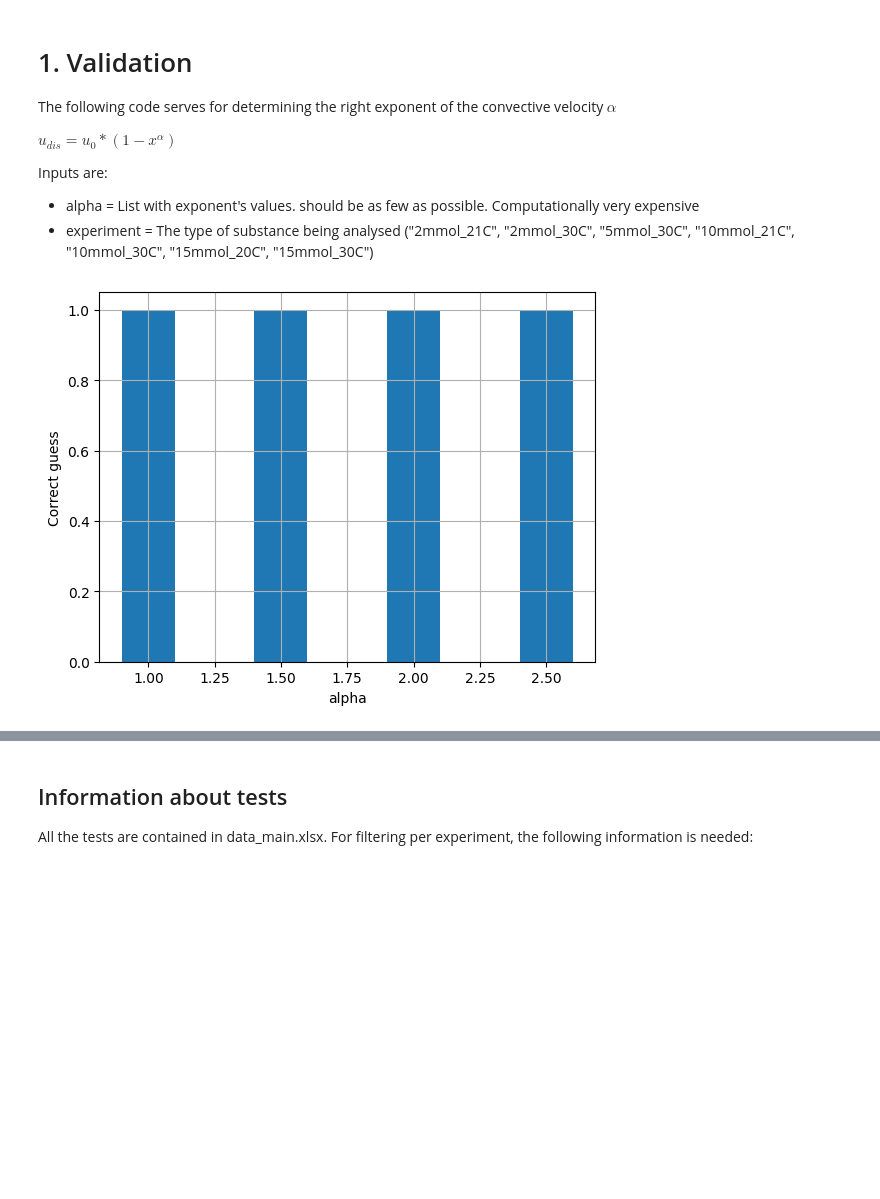
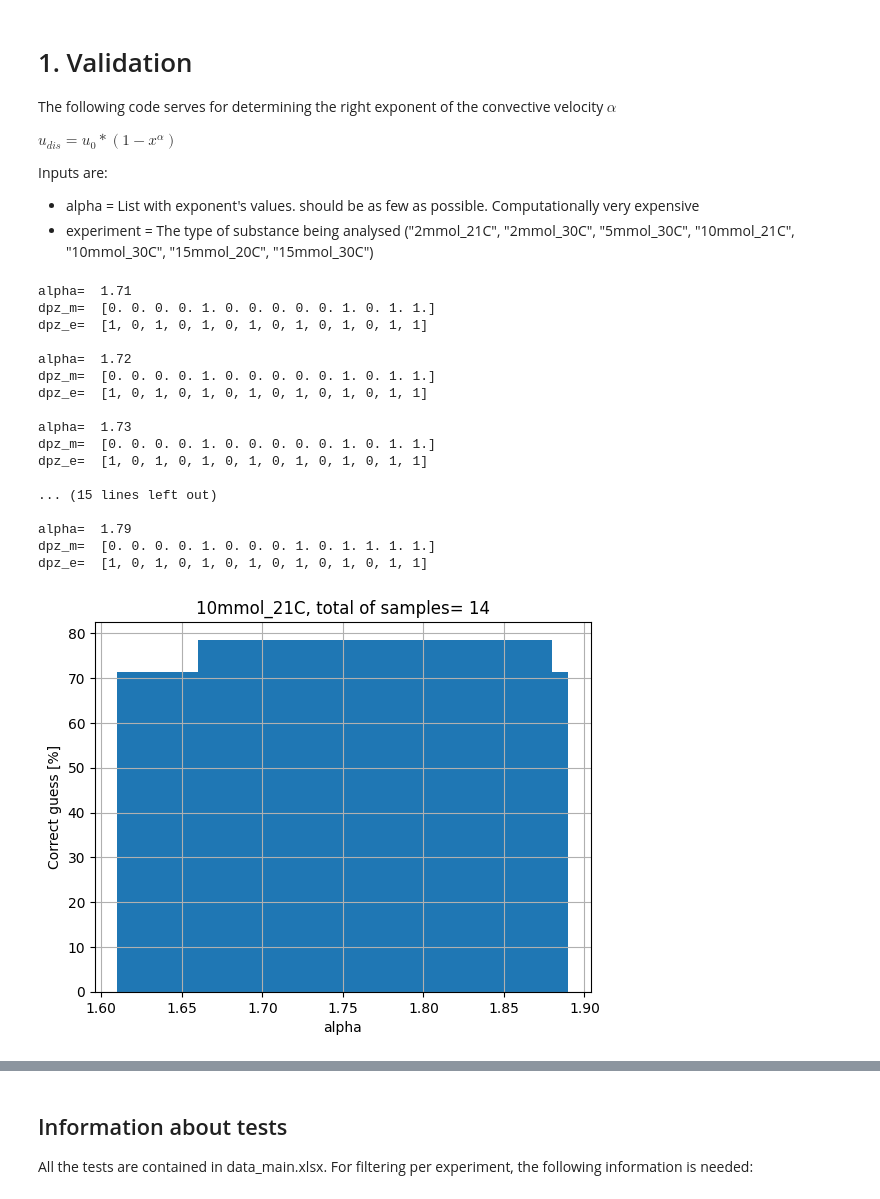
Before and after one commit to iagr98/MA-Model_4, a Jupyter notebook: Separator Model/utils.ipynb, the cells around one changed output, grey strips where cells are left out. Cells and saved outputs as stored; diff of their text form; code cells hidden in the pictures; blank space fills up the shorter version.

```diff
--- a/Separator Model/utils.ipynb
+++ b/Separator Model/utils.ipynb
@@ -18,10 +18,11 @@ from sim_run import run_sim
 import csv
 from sim_run_parallel_validation import parallel_simulation
 
-alpha = [1, 1.5, 2.0, 2.5]
-experiment = "2mmol_21C"
+alpha = [1.71, 1.72, 1.73, 1.74, 1.76, 1.77, 1.78, 1.79]
+experiment = "10mmol_21C"
 
 total_guess = np.zeros(len(alpha))
+dpz_m_history = []
 
 for k in range(len(alpha)):
     N_CPU = 8
@@ -47,42 +48,76 @@ for k in range(len(alpha)):
         tests = [300, 299, 307, 306, 314, 312, 321, 318, 328, 325, 338, 332, 347, 357]
         dpz_e = [1, 0, 1, 0, 1, 0, 1, 0, 1, 0, 1, 0, 1, 1]
     else:
         raise('Unrecognized experiment name')
 
     df = pd.read_excel("Input/data_main.xlsx", sheet_name="sozh")
     df = df.iloc[tests]
     exp = df['exp'].tolist()
     phi_0 = df['phi_0'].tolist()
     dV_ges = df['dV_ges'].tolist()
     eps_0 = df['eps_0'].tolist()
     h_c_0 = df['h_c_0'].tolist()
     h_dis_0 = df['h_dis_0'].tolist()
     dpz_m = np.zeros(len(dpz_e))
     guess = 0
 
     exponent = alpha[k]
 
-    parameters = [(exp[i], phi_0[i], dV_ges[i], eps_0[i], h_c_0[i], h_dis_0[i]) for i in range(len(exp))]
+    parameters = [(exp[i], phi_0[i], dV_ges[i], eps_0[i], h_c_0[i], h_dis_0[i], exponent) for i in range(len(exp))]
     results = joblib.Parallel(n_jobs=N_CPU, backend='multiprocessing')(joblib.delayed(parallel_simulation)(param) for param in parameters)
 
     for j in range(len(results)):
         dpz_m[j] = 1 if (results[j]['dpz_flooded']) else 0
         if (dpz_m[j]==dpz_e[j]):
-            guess =+1
+            guess +=1
         else:
             continue
+    print('alpha= ', exponent)
+    print('dpz_m= ', dpz_m)
+    print('dpz_e= ', dpz_e, '\n')
+    dpz_m_history.append(dpz_m)
     total_guess[k] = guess
 
-plt.bar(alpha, total_guess, width=0.2)
+
+df_out = pd.DataFrame({
+    "experiment": experiment,
+    "alpha": alpha,
+    "total_guess": total_guess.astype(int),
+    "total_exp":len(tests),
+    "total_guess_p": (total_guess.astype(int)/len(tests))
+})
+fname = f"{experiment}_alpha_{alpha[0]}_{alpha[-1]}.csv"
+df_out.to_csv(fname, index=False)
+
+
+
+df_cmp = pd.DataFrame(dpz_m_history, index=[f"alpha={a}" for a in alpha])
+df_cmp.loc["dpz_e"] = dpz_e
+df_cmp = df_cmp.loc[["dpz_e"] + [f"alpha={a}" for a in alpha]]
+
+
+plt.bar(alpha, 100*total_guess/len(tests), width=0.2)
 plt.xlabel('alpha')
-plt.ylabel('Correct guess')
+plt.ylabel('Correct guess [%]')
+plt.title(f'{experiment}, total of samples= {len(tests)}')
 plt.grid()
 plt.show()
+# %% [output]
+alpha=  1.71
+dpz_m=  [0. 0. 0. 0. 1. 0. 0. 0. 0. 0. 1. 0. 1. 1.]
+dpz_e=  [1, 0, 1, 0, 1, 0, 1, 0, 1, 0, 1, 0, 1, 1]
+
+alpha=  1.72
+dpz_m=  [0. 0. 0. 0. 1. 0. 0. 0. 0. 0. 1. 0. 1. 1.]
+dpz_e=  [1, 0, 1, 0, 1, 0, 1, 0, 1, 0, 1, 0, 1, 1]
+
+alpha=  1.73
+dpz_m=  [0. 0. 0. 0. 1. 0. 0. 0. 0. 0. 1. 0. 1. 1.]
+dpz_e=  [1, 0, 1, 0, 1, 0, 1, 0, 1, 0, 1, 0, 1, 1]
+
+... (15 lines left out)
+
+alpha=  1.79
+dpz_m=  [0. 0. 0. 0. 1. 0. 0. 0. 1. 0. 1. 1. 1. 1.]
+dpz_e=  [1, 0, 1, 0, 1, 0, 1, 0, 1, 0, 1, 0, 1, 1]
+[figure, added]
-# %%
-plt.bar(alpha, total_guess, width=0.2)
-plt.xlabel('alpha')
-plt.ylabel('Correct guess')
-plt.grid()
-plt.show()
-# %% [output]
-[figure, removed]
```
Also changed, not shown: parts of 5 cells of this notebook, 8 other files.
